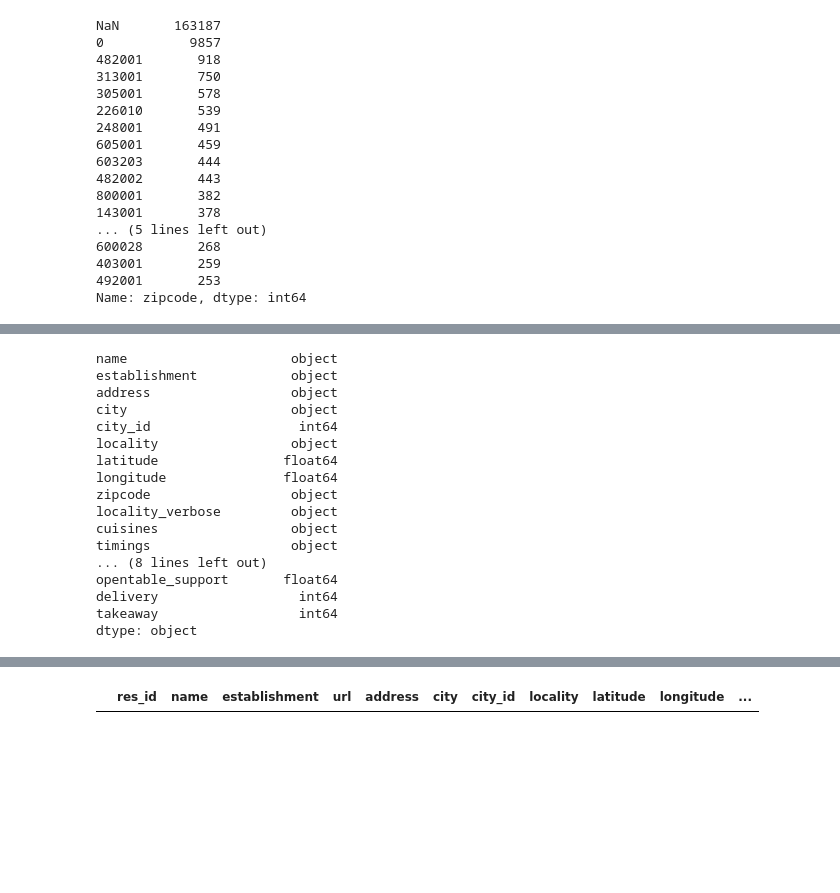
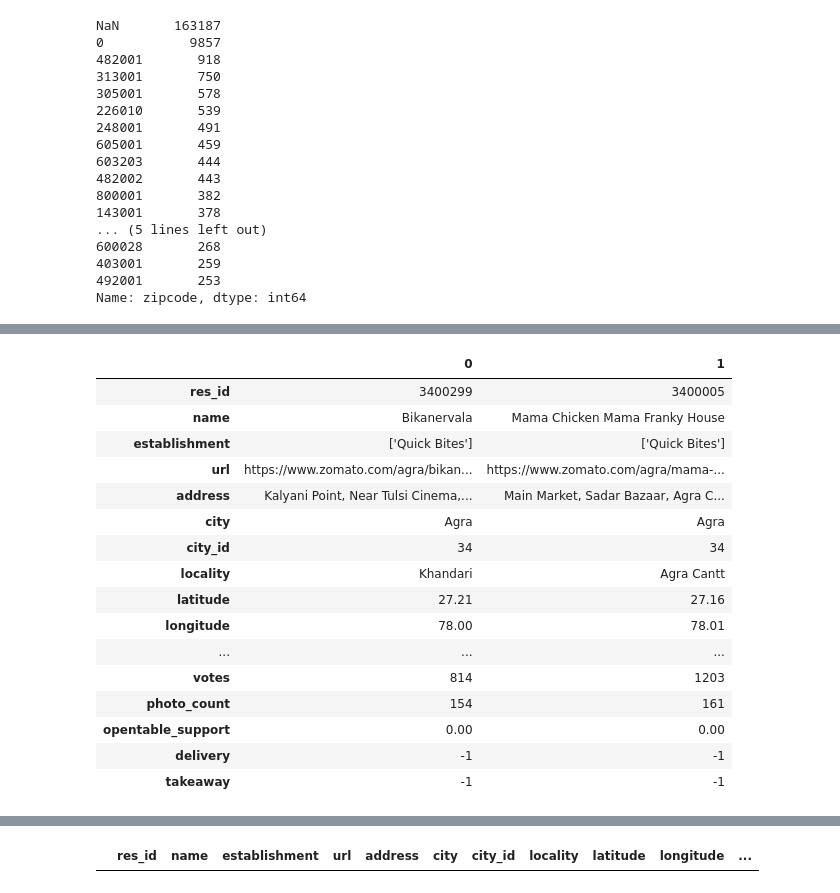
Before and after one commit to mehaksethi54/Project_Work, a Jupyter notebook: Zomato_CapstoneProject2.ipynb, the cells around one changed output, grey strips where cells are left out. Saved outputs shown, nothing was run; the diff lists cells and outputs as text; code cells hidden in the pictures; blank space fills up the shorter version.

```diff
--- a/Zomato_CapstoneProject2.ipynb
+++ b/Zomato_CapstoneProject2.ipynb
@@ -78,3 +104,23 @@ Name: zipcode, dtype: int64
 # %%
 df=df.drop('zipcode', axis=1)
+# %%
+df.head(2).T
+# %% [output]
+|  | 0 | 1 |
+| res_id | 3400299 | 3400005 |
+| name | Bikanervala | Mama Chicken Mama Franky House |
+| establishment | ['Quick Bites'] | ['Quick Bites'] |
+| url | https://www.zomato.com/agra/bikan... | https://www.zomato.com/agra/mama-... |
+| address | Kalyani Point, Near Tulsi Cinema,... | Main Market, Sadar Bazaar, Agra C... |
+| city | Agra | Agra |
+| city_id | 34 | 34 |
+| locality | Khandari | Agra Cantt |
+| latitude | 27.21 | 27.16 |
+| longitude | 78.00 | 78.01 |
+| ... | ... | ... |
+| votes | 814 | 1203 |
+| photo_count | 154 | 161 |
+| opentable_support | 0.00 | 0.00 |
+| delivery | -1 | -1 |
+| takeaway | -1 | -1 |
 # %%
@@ -89,20 +143,0 @@ df=df.drop(['res_id','url','country_id'],axis=1)
-# %%
-df.dtypes
-# %% [output]
-name                     object
-establishment            object
-address                  object
-city                     object
-city_id                   int64
-locality                 object
-latitude                float64
-longitude               float64
-zipcode                  object
-locality_verbose         object
-cuisines                 object
-timings                  object
-... (8 lines left out)
-opentable_support       float64
-delivery                  int64
-takeaway                  int64
-dtype: object
```
Also changed, not shown: parts of 13 cells of this notebook.
